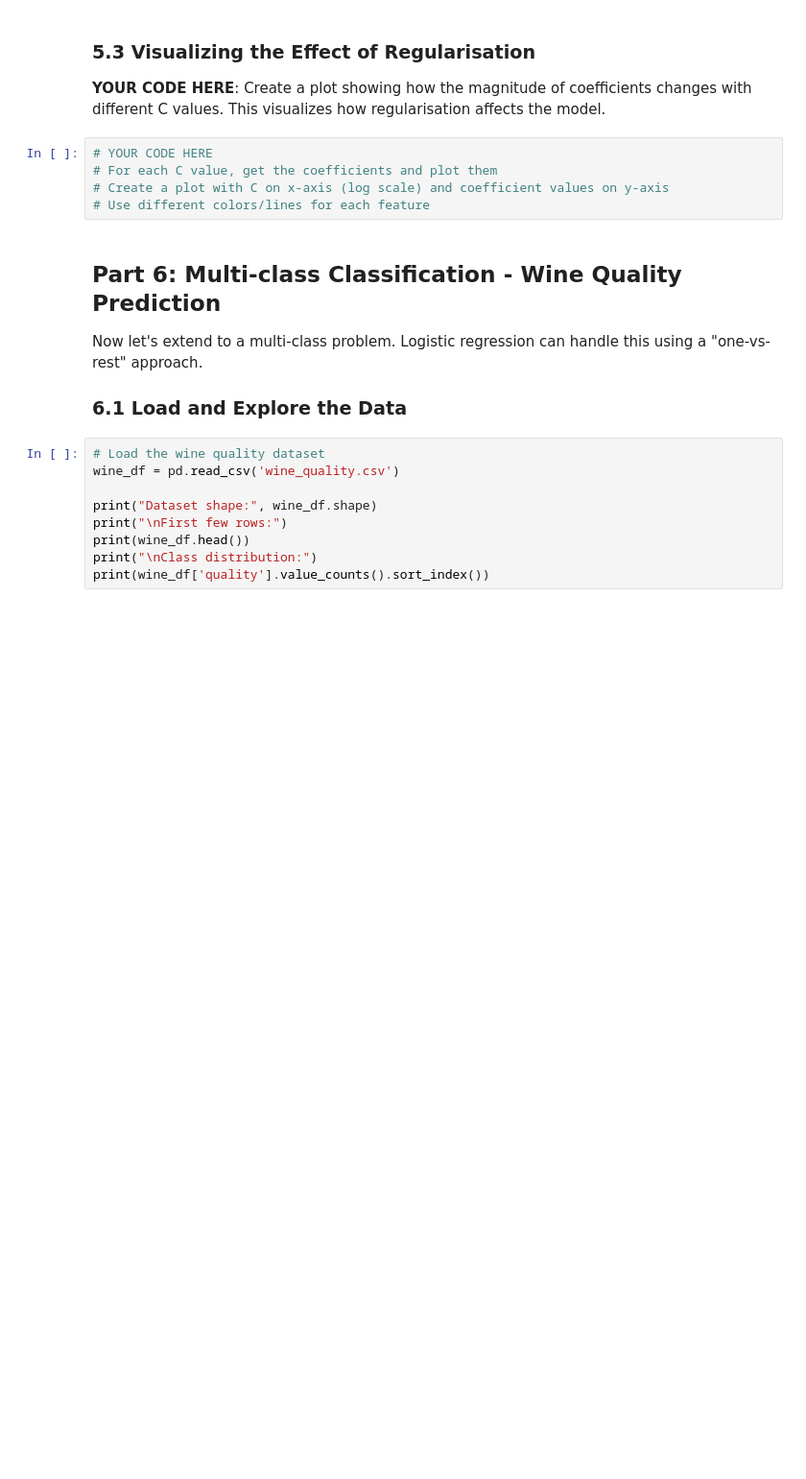
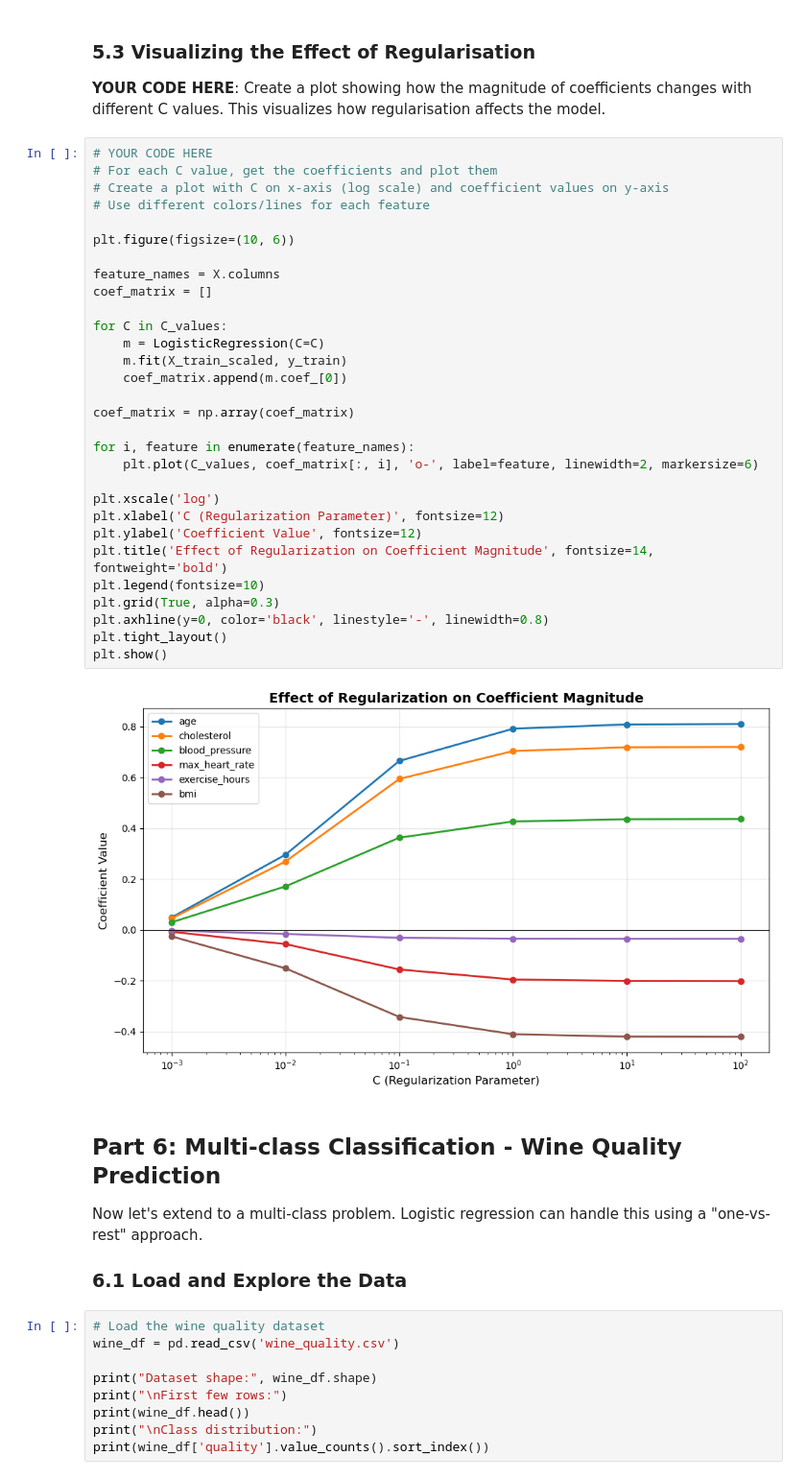
Before and after one commit to MatthewMcCarthy1/machine-learning-labs, a Jupyter notebook: Lab 3/logistic_regression_lab.ipynb, the cells around one changed output. Shown at 96% size. Drawn from its saved outputs; the diff is of its cells as text; blank space fills up the shorter version.

```diff
--- a/Lab 3/logistic_regression_lab.ipynb
+++ b/Lab 3/logistic_regression_lab.ipynb
@@ -491,11 +615,38 @@ Subclasses:     LogisticRegressionCV
 ### 5.3 Visualizing the Effect of Regularisation
 
 **YOUR CODE HERE**: Create a plot showing how the magnitude of coefficients changes with different C values. This visualizes how regularisation affects the model.
-# %%
-# YOUR CODE HERE
-# For each C value, get the coefficients and plot them
-# Create a plot with C on x-axis (log scale) and coefficient values on y-axis
-# Use different colors/lines for each feature
+# %%
+# YOUR CODE HERE
+# For each C value, get the coefficients and plot them
+# Create a plot with C on x-axis (log scale) and coefficient values on y-axis
+# Use different colors/lines for each feature
+
+plt.figure(figsize=(10, 6))
+
+feature_names = X.columns
+coef_matrix = []
+
+for C in C_values:
+    m = LogisticRegression(C=C)
+    m.fit(X_train_scaled, y_train)
+    coef_matrix.append(m.coef_[0])
+
+coef_matrix = np.array(coef_matrix)
+
+for i, feature in enumerate(feature_names):
+    plt.plot(C_values, coef_matrix[:, i], 'o-', label=feature, linewidth=2, markersize=6)
+
+plt.xscale('log')
+plt.xlabel('C (Regularization Parameter)', fontsize=12)
+plt.ylabel('Coefficient Value', fontsize=12)
+plt.title('Effect of Regularization on Coefficient Magnitude', fontsize=14, fontweight='bold')
+plt.legend(fontsize=10)
+plt.grid(True, alpha=0.3)
+plt.axhline(y=0, color='black', linestyle='-', linewidth=0.8)
+plt.tight_layout()
+plt.show()
+# %% [output]
+[figure, added]
 # %% [markdown]
 ## Part 6: Multi-class Classification - Wine Quality Prediction
 
```
Also changed, not shown: parts of 24 cells of this notebook.
